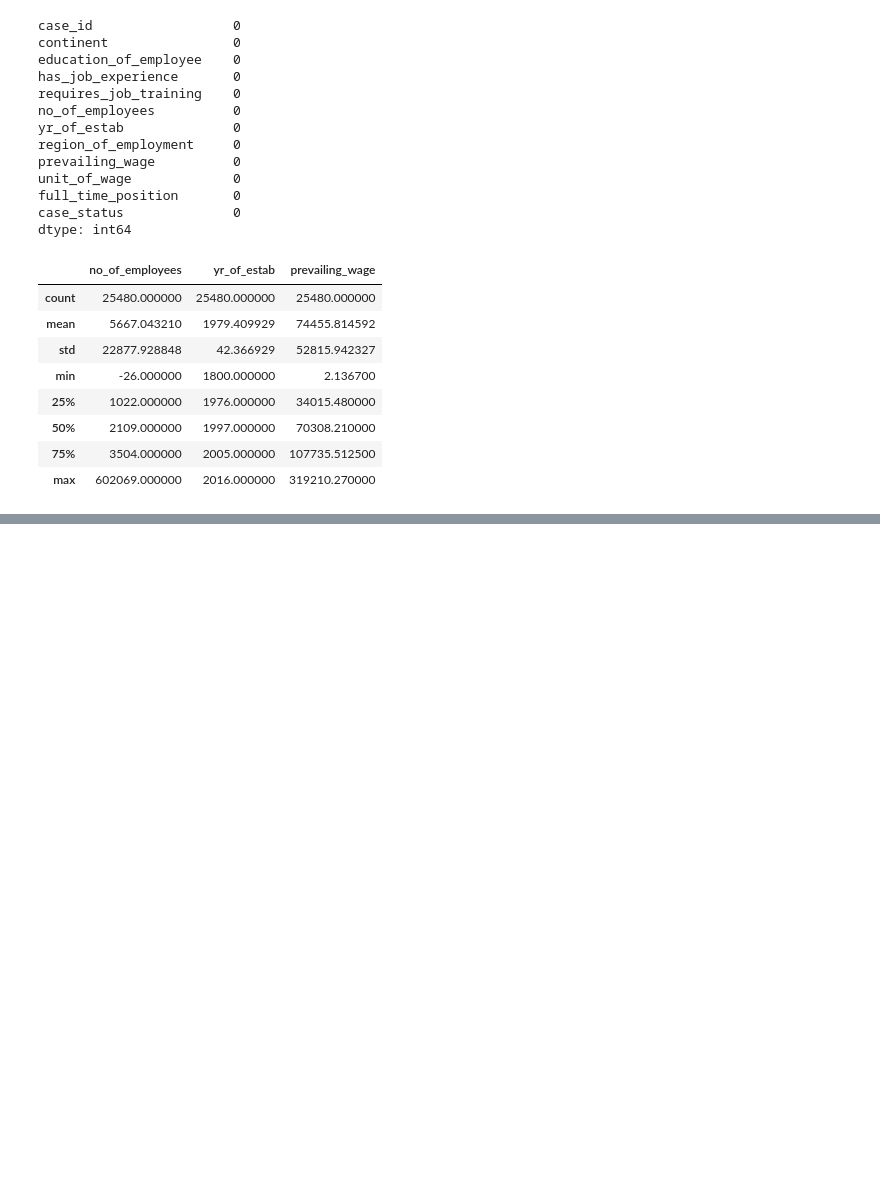
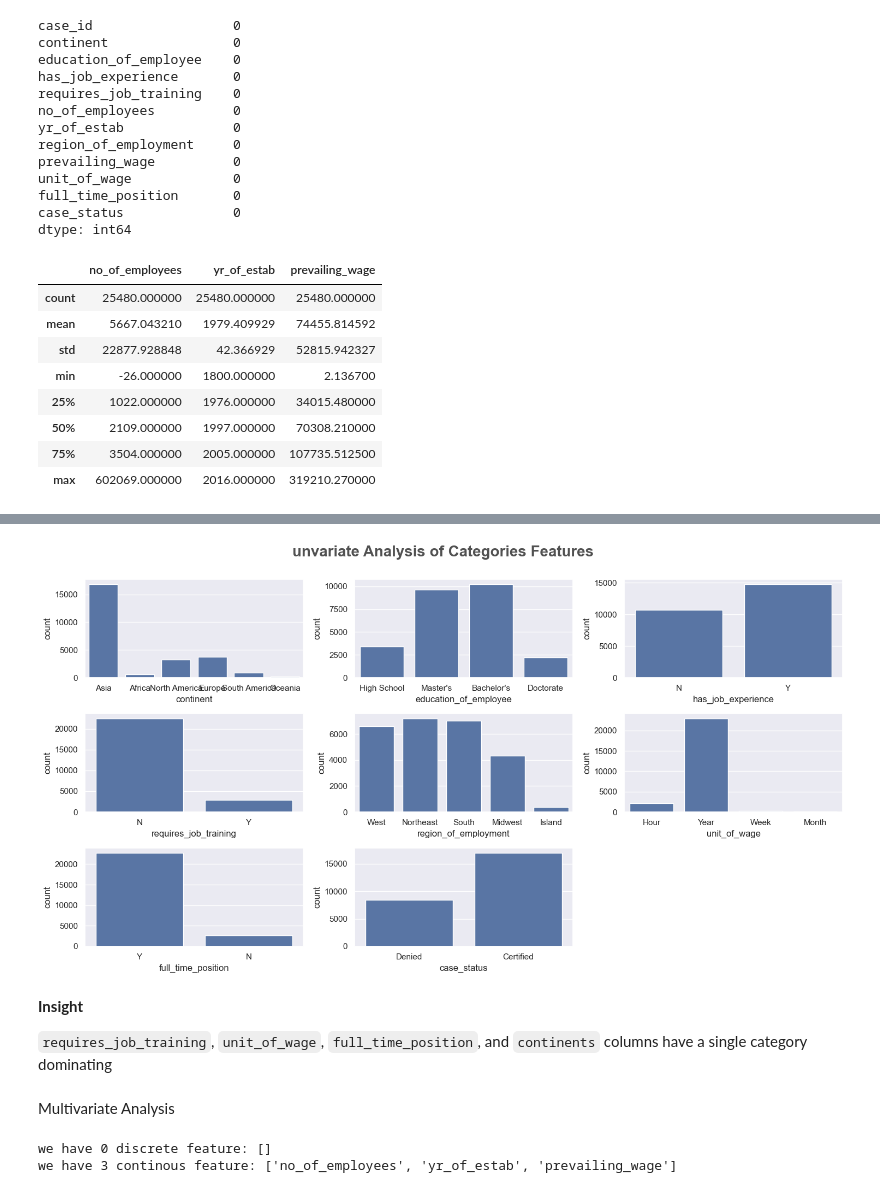
Before and after one commit to Kazeem-Bello/US-Visa-Approval-Prediction, a Jupyter notebook: notebook/EDA.ipynb, the cells around one changed output, grey strips where cells are left out. Drawn from its saved outputs; the diff is of its cells as text; code cells hidden in the pictures; blank space fills up the shorter version.

```diff
--- a/notebook/EDA.ipynb
+++ b/notebook/EDA.ipynb
@@ -106,0 +158,27 @@ data[numerical_features]
+# %%
+categorical_features.remove("case_id")
+plt.figure(figsize = (15, 8))
+plt.suptitle("unvariate Analysis of Categories Features", fontsize = 20, fontweight = "bold", alpha = 0.8, y = 1)
+
+for i in range (0, len(categorical_features)):
+    plt.subplot(3, 3, i+1)
+    sns.countplot(x = data[categorical_features[i]])
+    plt.xlabel(categorical_features[i])
+    plt.tight_layout()
+# %% [output]
+[figure, added]
+# %% [markdown]
+**Insight**
+
+`requires_job_training`, `unit_of_wage`, `full_time_position`, and `continents` columns have a single category dominating
+# %% [markdown]
+Multivariate Analysis
+# %%
+discrete_features = [feature for feature in numerical_features if len(data[feature]) <= 25]
+continous_features = [feature for feature in numerical_features if len(data[feature]) > 25]
+
+print("we have {} discrete feature: {}".format(len(discrete_features), discrete_features))
+print("we have {} continous feature: {}".format(len(continous_features), continous_features))
+# %% [output]
+we have 0 discrete feature: []
+we have 3 continous feature: ['no_of_employees', 'yr_of_estab', 'prevailing_wage']
```
Also changed, not shown: parts of 27 cells of this notebook.
